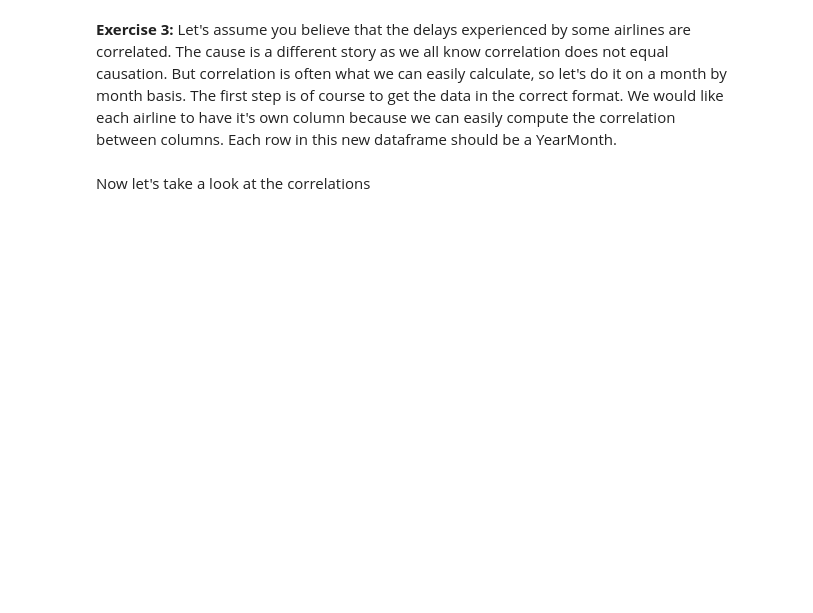
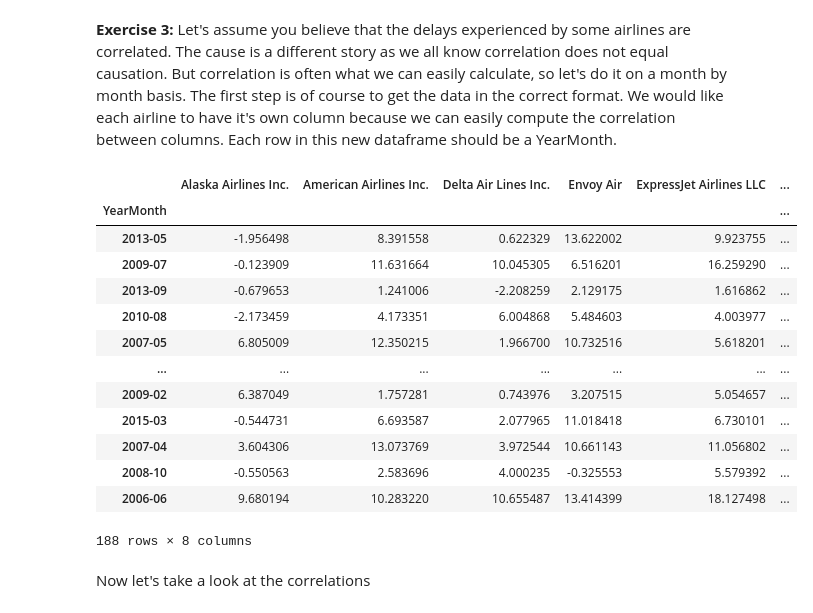
Before and after one commit to anderson-github-classroom/csc-369-student, a Jupyter notebook: labs/Lab5.ipynb, the cells around one changed output. Cells and saved outputs as stored; diff of their text form; code cells hidden in the pictures; blank space fills up the shorter version.

```diff
--- a/labs/Lab5.ipynb
+++ b/labs/Lab5.ipynb
@@ -258,22 +326,34 @@ alt.Chart(airline_delay_pd).mark_line().encode(
 **Exercise 3:** Let's assume you believe that the delays experienced by some airlines are correlated. The cause is a different story as we all know correlation does not equal causation. But correlation is often what we can easily calculate, so let's do it on a month by month basis. The first step is of course to get the data in the correct format. We would like each airline to have it's own column because we can easily compute the correlation between columns. Each row in this new dataframe should be a YearMonth.
 # %%
 data_for_corr = Lab5_helper.exercise_3(airline_delay2)
-## BEGIN ANSWER
-answers['exercise_3'] = data_for_corr.toPandas()
-## END ANSWER
 
 # The data is now small enough to handle, so let's get it into pandas and calculate the correlation and filling
 # in missing values with the mean of the column
 
 df = data_for_corr.toPandas().set_index('YearMonth')
 import numpy as np
 import pandas as pd
 from sklearn.impute import SimpleImputer
 imp_mean = SimpleImputer(missing_values=np.nan, strategy='mean')
 imp_mean.fit(df)
 
 df_imputed_nan = pd.DataFrame(imp_mean.transform(df),columns=df.columns,index=df.index)
 df_imputed_nan
+# %% [output]
+|  | Alaska Airlines Inc. | American Airlines Inc. | Delta Air Lines Inc. | Envoy Air | ExpressJet Airlines LLC | ... |
+| YearMonth |  |  |  |  |  | ... |
+| 2013-05 | -1.956498 | 8.391558 | 0.622329 | 13.622002 | 9.923755 | ... |
+| 2009-07 | -0.123909 | 11.631664 | 10.045305 | 6.516201 | 16.259290 | ... |
+| 2013-09 | -0.679653 | 1.241006 | -2.208259 | 2.129175 | 1.616862 | ... |
+| 2010-08 | -2.173459 | 4.173351 | 6.004868 | 5.484603 | 4.003977 | ... |
+| 2007-05 | 6.805009 | 12.350215 | 1.966700 | 10.732516 | 5.618201 | ... |
+| ... | ... | ... | ... | ... | ... | ... |
+| 2009-02 | 6.387049 | 1.757281 | 0.743976 | 3.207515 | 5.054657 | ... |
+| 2015-03 | -0.544731 | 6.693587 | 2.077965 | 11.018418 | 6.730101 | ... |
+| 2007-04 | 3.604306 | 13.073769 | 3.972544 | 10.661143 | 11.056802 | ... |
+| 2008-10 | -0.550563 | 2.583696 | 4.000235 | -0.325553 | 5.579392 | ... |
+| 2006-06 | 9.680194 | 10.283220 | 10.655487 | 13.414399 | 18.127498 | ... |
+188 rows × 8 columns
 # %% [markdown]
 Now let's take a look at the correlations
 # %%
```
Also changed, not shown: parts of 7 cells of this notebook, 2 other files.
